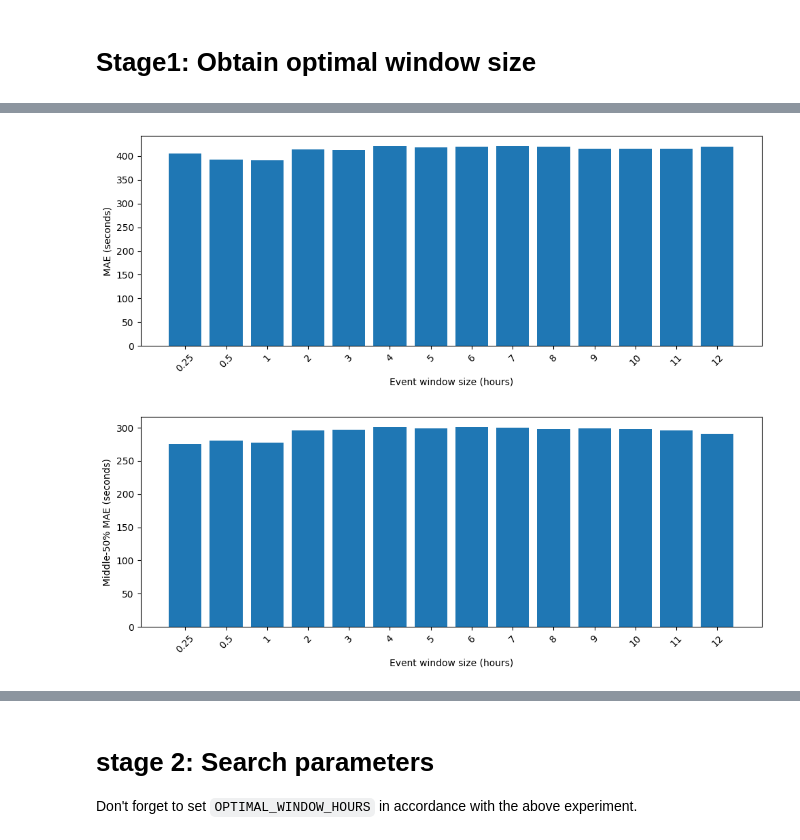
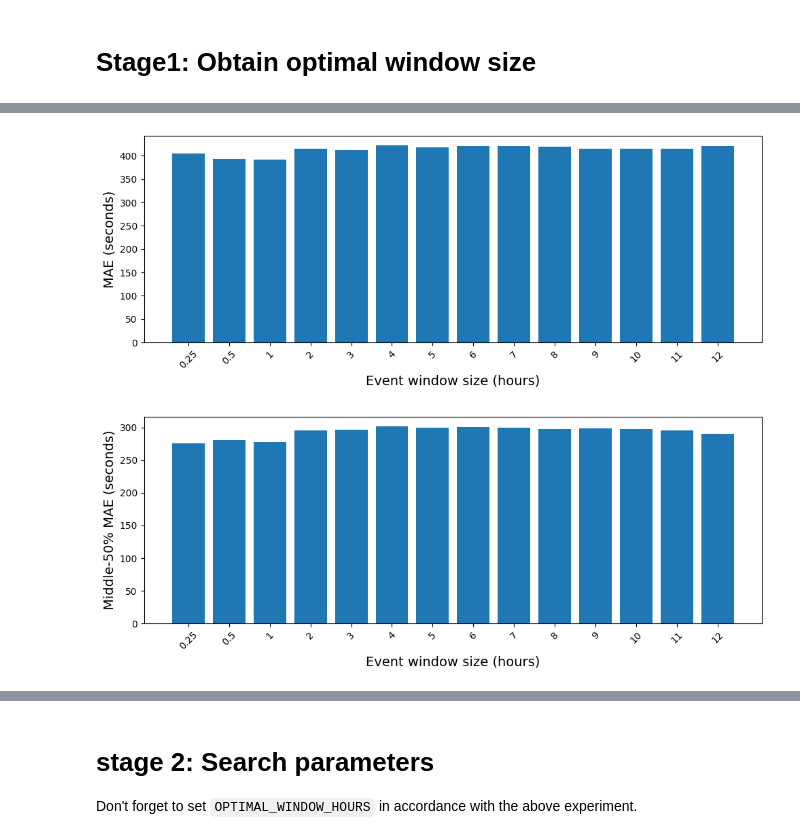
Before and after one commit to mohamad-hasan-sohan-ajini/predictive-maintenance, a Jupyter notebook: src/predictive_maintenance_xgboost_when.ipynb, the cells around one changed output, grey strips where cells are left out. Cells and saved outputs as stored; diff of their text form; code cells hidden in the pictures.

```diff
--- a/src/predictive_maintenance_xgboost_when.ipynb
+++ b/src/predictive_maintenance_xgboost_when.ipynb
@@ -191,32 +172,34 @@ dataset_winsize12h_when.csv: test MAE=420.247270, middle-50% MAE=290.436943; sav
 # %%
 import matplotlib.pyplot as plt
+
+plt.rcParams.update({"axes.labelsize": 14})
 
 window_sizes = [
     path.stem.split("winsize", 1)[1].removesuffix("h_when") for path in csv_files
 ]
 
 plt.figure(figsize=(10, 4))
 plt.bar(window_sizes, xgboost_window_test_losses)
 plt.xlabel("Event window size (hours)")
 plt.ylabel("MAE (seconds)")
 # plt.title("XGBoost MAE by event window size")
 plt.xticks(rotation=45)
 plt.tight_layout()
 plt.savefig(OUTPUT_DIR / "xgboost_mae_by_event_window_size.pdf", dpi=300)
 plt.show()
 
 plt.figure(figsize=(10, 4))
 plt.bar(window_sizes, xgboost_window_middle_quartile_test_losses)
 plt.xlabel("Event window size (hours)")
 plt.ylabel("Middle-50% MAE (seconds)")
 # plt.title("XGBoost middle-50% MAE by event window size")
 plt.xticks(rotation=45)
 plt.tight_layout()
 plt.savefig(OUTPUT_DIR / "xgboost_middle50_mae_by_event_window_size.pdf", dpi=300)
 plt.show()
 # %% [output]
-[figure, old version]
+[figure, new version]
-[figure, old version]
+[figure, new version]
 # %%
 best_loss = min(xgboost_window_test_losses)
 loss_above_best = [loss - best_loss for loss in xgboost_window_test_losses]
```
Also changed, not shown: parts of 5 cells of this notebook.
